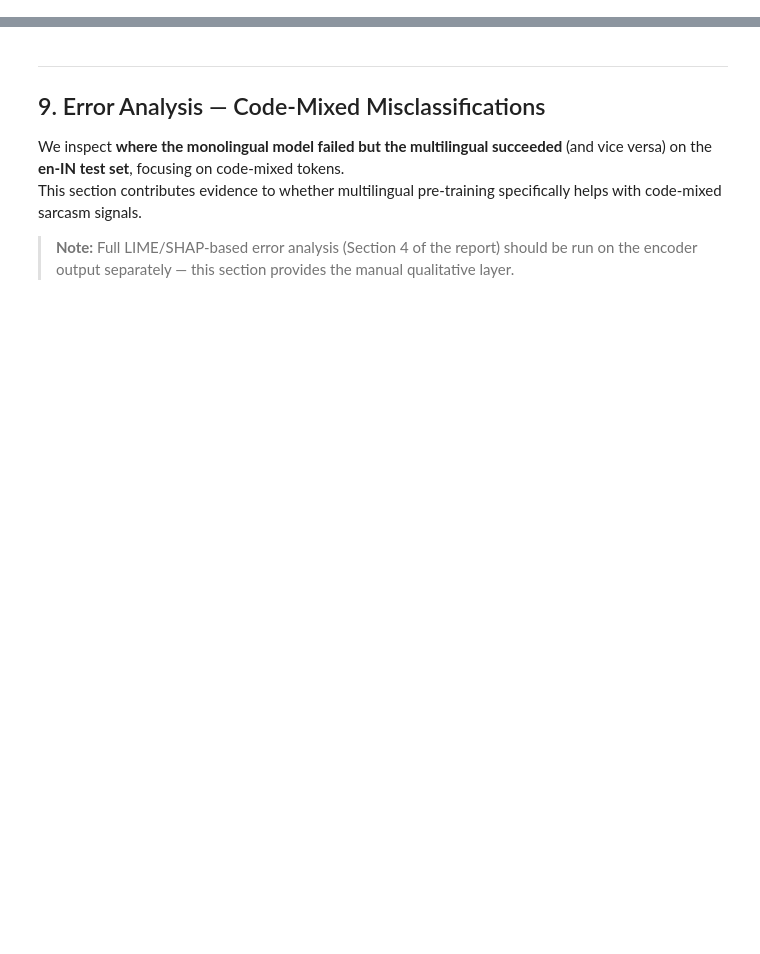
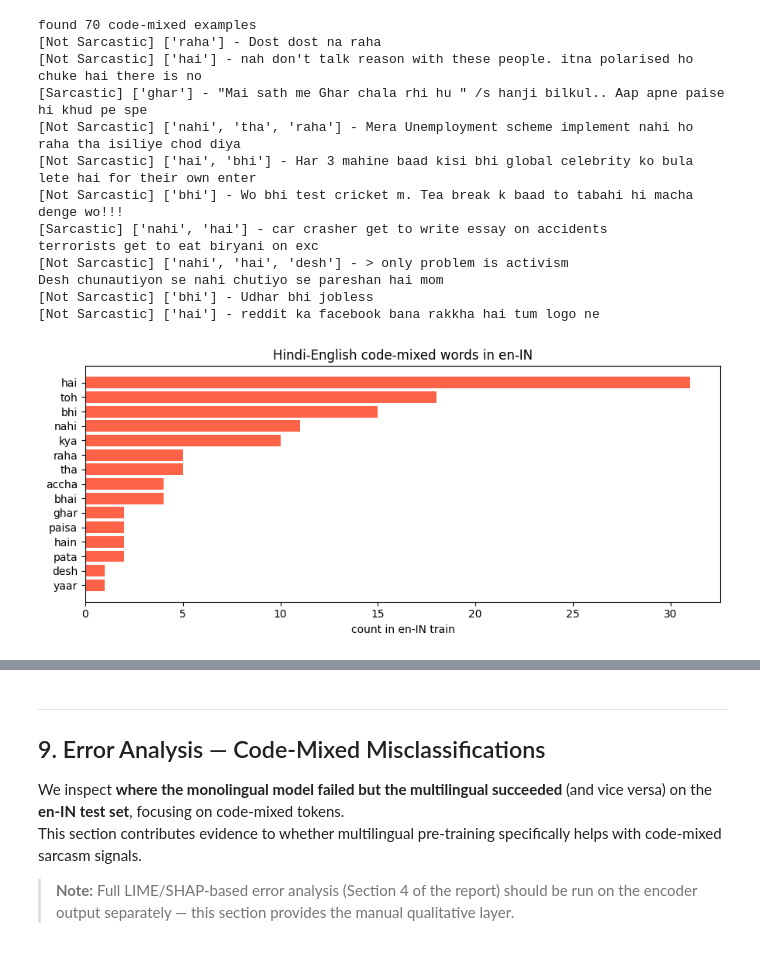
Before and after one commit to raaghavkk/UG04-NLP-COMM061, a Jupyter notebook: notebooks/akshyat_finetuning.ipynb, the cells around one changed output, grey strips where cells are left out. Saved outputs shown, nothing was run; the diff lists cells and outputs as text; code cells hidden in the pictures; blank space fills up the shorter version.

```diff
--- a/notebooks/akshyat_finetuning.ipynb
+++ b/notebooks/akshyat_finetuning.ipynb
@@ -831,0 +165,47 @@ XLM-RoBERTa-base (multi): seed42=10.5 min, seed123=17.5 min, mean=14.0 min
+# %%
+hindi_words = [
+    "yaar", "nahi", "hai", "kya", "coz", "bhai", "chori", "zyada",
+    "thoda", "bahut", "bilkul", "accha", "acha", "bas", "matlab",
+    "lagta", "pata", "log", "desh", "ghar", "paisa", "sahi",
+    "abhi", "toh", "bhi", "hain", "tha", "raha"
+]
+
+d = raw["en-IN"]["train"]
+tc = find_col(d.features, ["text", "sentence", "review", "comment"])
+lc = find_col(d.features, ["Sarcasm", "sarcasm_label", "sarcasm", "label"])
+
+mixed, word_counts = [], []
+for i in range(min(len(d), 10000)):
+    row = d[i]
+    found = [w for w in hindi_words if w in row[tc].lower().split()]
+    if found:
+        mixed.append({"text": row[tc], "label": LABEL_NAMES[int(row[lc])], "hindi": found})
+        word_counts.extend(found)
+
+print(f"found {len(mixed)} code-mixed examples")
+for ex in mixed[:10]:
+    print(f"[{ex['label']}] {ex['hindi']} - {ex['text'][:80]}")
+
+words, cnts = zip(*Counter(word_counts).most_common(15))
+fig, ax = plt.subplots(figsize=(9, 4))
+ax.barh(list(words)[::-1], list(cnts)[::-1], color="tomato")
+ax.set_xlabel("count in en-IN train")
+ax.set_title("Hindi-English code-mixed words in en-IN")
+plt.tight_layout()
+plt.savefig(OUTPUT_DIR + "/code_mixing.png", bbox_inches="tight")
+plt.show()
+# %% [output]
+found 70 code-mixed examples
+[Not Sarcastic] ['raha'] - Dost dost na raha
+[Not Sarcastic] ['hai'] - nah don't talk reason with these people. itna polarised ho chuke hai there is no
+[Sarcastic] ['ghar'] - "Mai sath me Ghar chala rhi hu " /s hanji bilkul.. Aap apne paise hi khud pe spe
+[Not Sarcastic] ['nahi', 'tha', 'raha'] - Mera Unemployment scheme implement nahi ho raha tha isiliye chod diya
+[Not Sarcastic] ['hai', 'bhi'] - Har 3 mahine baad kisi bhi global celebrity ko bula lete hai for their own enter
+[Not Sarcastic] ['bhi'] - Wo bhi test cricket m. Tea break k baad to tabahi hi macha denge wo!!!
+[Sarcastic] ['nahi', 'hai'] - car crasher get to write essay on accidents
+terrorists get to eat biryani on exc
+[Not Sarcastic] ['nahi', 'hai', 'desh'] - > only problem is activism
+Desh chunautiyon se nahi chutiyo se pareshan hai mom
+[Not Sarcastic] ['bhi'] - Udhar bhi jobless
+[Not Sarcastic] ['hai'] - reddit ka facebook bana rakkha hai tum logo ne
+[figure, added]
```
Also changed, not shown: parts of 66 cells of this notebook.
